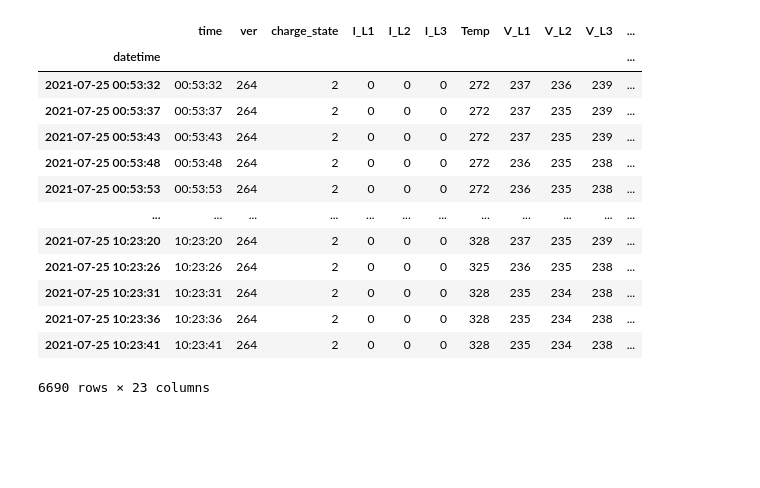
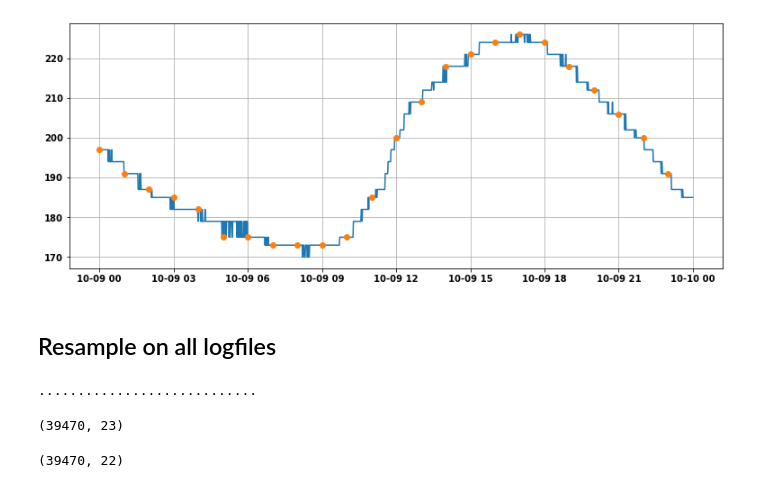
Before and after one commit to munich-ml/raspi_walli, a Jupyter notebook: database/migrate_log_data_to_db.ipynb, the cells around one changed output. Drawn from its saved outputs; the diff is of its cells as text; code cells hidden in the pictures; blank space fills up the shorter version.

```diff
--- a/database/migrate_log_data_to_db.ipynb
+++ b/database/migrate_log_data_to_db.ipynb
@@ -52,19 +72,30 @@ Name: datetime, dtype: object
+# %%
+plt.figure(figsize=(13,5))
+plt.plot(df["datetime"], df["Temp"])
+plt.plot(lowres.index, lowres["Temp"], "o")
+plt.grid();
+# %% [output]
+[figure, added]
+# %% [markdown]
+## Resample on all logfiles
+# %%
+highres = pd.DataFrame()
+path_ = os.path.join("..", "logs")
+for fn in os.listdir(path_):
+    if fn.startswith("raw_2"):
+        print(".", end="")
+        date_str = fn.split(".")[0].split("_")[1]
+        df = pd.read_csv(os.path.join(path_, fn))
+        df["datetime"] = [pd.to_datetime(date_str + " " + t).to_pydatetime() for t in df["time"]]
+        df.drop("time", axis=1, inplace=True)
+        highres = pd.concat([highres, df], ignore_index=True)
+highres.shape
+# %% [output]
+............................
+(39470, 23)
 # %%
-df.set_index("datetime", inplace=True)
-df
+highres.set_index("datetime", inplace=True)
+highres.shape
 # %% [output]
-|  | time | ver | charge_state | I_L1 | I_L2 | I_L3 | Temp | V_L1 | V_L2 | V_L3 | ... |
-| datetime |  |  |  |  |  |  |  |  |  |  | ... |
-| 2021-07-25 00:53:32 | 00:53:32 | 264 | 2 | 0 | 0 | 0 | 272 | 237 | 236 | 239 | ... |
-| 2021-07-25 00:53:37 | 00:53:37 | 264 | 2 | 0 | 0 | 0 | 272 | 237 | 235 | 239 | ... |
-| 2021-07-25 00:53:43 | 00:53:43 | 264 | 2 | 0 | 0 | 0 | 272 | 237 | 235 | 239 | ... |
-| 2021-07-25 00:53:48 | 00:53:48 | 264 | 2 | 0 | 0 | 0 | 272 | 236 | 235 | 238 | ... |
-| 2021-07-25 00:53:53 | 00:53:53 | 264 | 2 | 0 | 0 | 0 | 272 | 236 | 235 | 238 | ... |
-| ... | ... | ... | ... | ... | ... | ... | ... | ... | ... | ... | ... |
-| 2021-07-25 10:23:20 | 10:23:20 | 264 | 2 | 0 | 0 | 0 | 328 | 237 | 235 | 239 | ... |
-| 2021-07-25 10:23:26 | 10:23:26 | 264 | 2 | 0 | 0 | 0 | 325 | 236 | 235 | 238 | ... |
-| 2021-07-25 10:23:31 | 10:23:31 | 264 | 2 | 0 | 0 | 0 | 328 | 235 | 234 | 238 | ... |
-| 2021-07-25 10:23:36 | 10:23:36 | 264 | 2 | 0 | 0 | 0 | 328 | 235 | 234 | 238 | ... |
-| 2021-07-25 10:23:41 | 10:23:41 | 264 | 2 | 0 | 0 | 0 | 328 | 235 | 234 | 238 | ... |
-6690 rows × 23 columns
+(39470, 22)
 # %%
```
Also changed, not shown: parts of 20 cells of this notebook, 1 other file.
